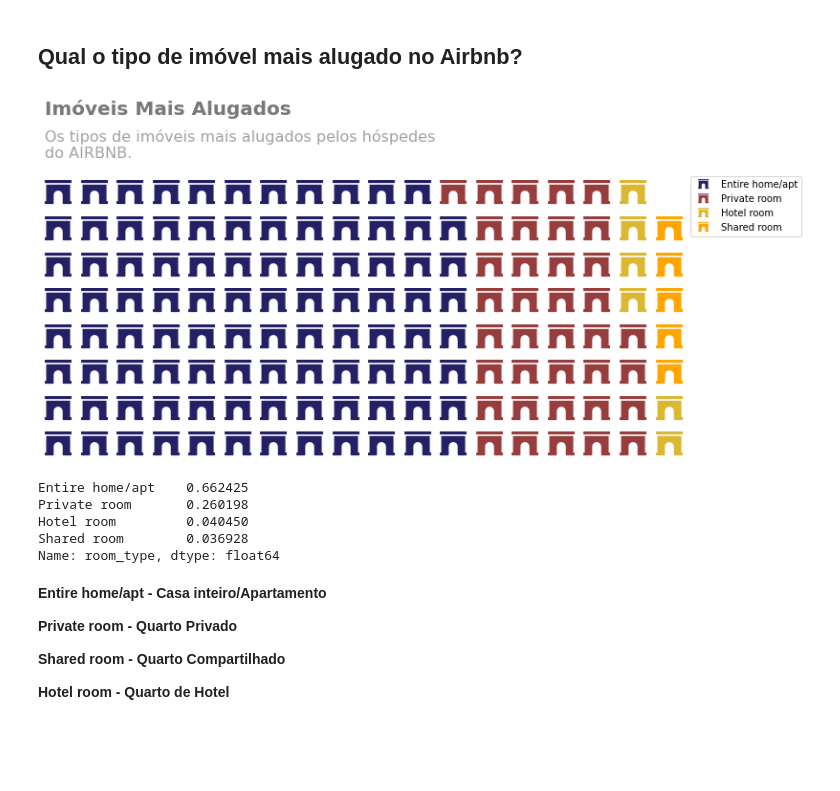
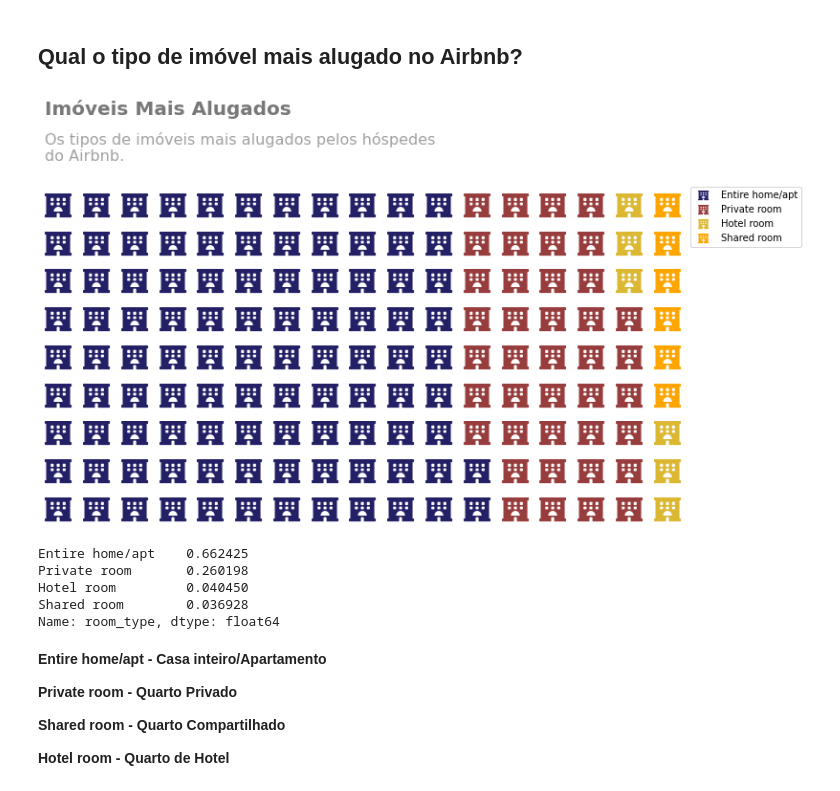
Before and after one commit to carvalhopinheiro/Portfolio, a Jupyter notebook: Analisando_os_Dados_do_Airbnb.ipynb, the cells around one changed output. Cells and saved outputs as stored; diff of their text form; code cells hidden in the pictures; blank space fills up the shorter version.

```diff
--- a/Analisando_os_Dados_do_Airbnb.ipynb
+++ b/Analisando_os_Dados_do_Airbnb.ipynb
@@ -430,34 +434,34 @@ O custo médio por noite em Tokyo é ¥8395.38
 # %%
 data = dict(df_clean['room_type'].value_counts())
 
 fig = plt.figure(
     FigureClass=Waffle,
     figsize=(12,8),
-    rows=8,
-    columns=18,
+    rows=9,
+    columns=17,
     colors=("#232066", "#983D3D", "#DCB732", "#FFA500"),
-    values=data, icons='archway', icon_size=25,
+    values=data, icons='hotel', icon_size=25,
     legend={'loc': 'upper left', 'bbox_to_anchor': (1,1)},
     icon_legend=True
 )
 
 plt.text(0, 1.2, 'Imóveis Mais Alugados',
          fontsize=20,
          color="#787878",
          weight='bold')
 
 plt.text(0, 1.15,
          "Os tipos de imóveis mais alugados pelos hóspedes\n"
-         "do AIRBNB.",
+         "do Airbnb.",
          verticalalignment="top",
          fontsize=16,
          color="#A2A1A3")
 
 fig.set_tight_layout(False)
 plt.show();
 print((df_clean['room_type'].value_counts() / df_clean.shape[0]))
 # %% [output]
-[figure, old version]
+[figure, new version]
 Entire home/apt    0.662425
 Private room       0.260198
 Hotel room         0.040450
```
Also changed, not shown: parts of 20 cells of this notebook.
